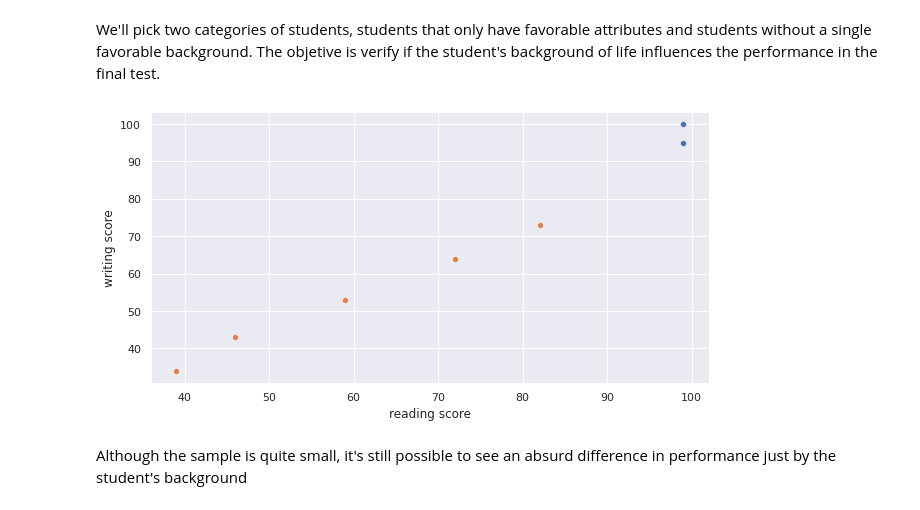
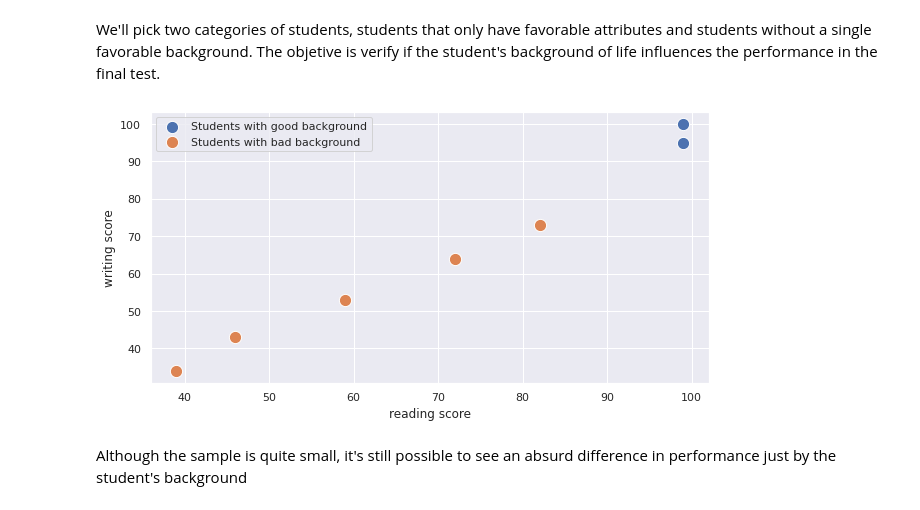
Before and after one commit to ArturAvelino/students_performance_rf_svm, a Jupyter notebook: data_visualization_and_model_comparison_RF_SVM/data-visualization-and-model-comparison-rf-svm.ipynb, the cells around one changed output. Cells and saved outputs as stored; diff of their text form; code cells hidden in the pictures.

```diff
--- a/data_visualization_and_model_comparison_RF_SVM/data-visualization-and-model-comparison-rf-svm.ipynb
+++ b/data_visualization_and_model_comparison_RF_SVM/data-visualization-and-model-comparison-rf-svm.ipynb
@@ -269,17 +300,18 @@ df1["race_ethnicity"] = df1["race/ethnicity"]
 # %%
 # Selecting only students with good background attributes
 gv = df1.query("""lunch == "standard" & test_preparation_course == "completed" & parental_level_of_education == ["master's degree"] & race_ethnicity == ["group E"] & gender == "female" """)
 
 # Selecting only students with bad background attributes
 bv = df1.query("""lunch == ["free/reduced"] & test_preparation_course == "none" & parental_level_of_education == ["some high school"] & race_ethnicity == ["group A"] & gender == "male" """)
 
 # Plotting the interception between the grades of those students previously selected
 plt.figure(figsize=(10, 5))
-sns.scatterplot(x=gv["reading score"], y=gv["writing score"])
-sns.scatterplot(x=bv["reading score"], y=bv["writing score"])
+plt.legend(loc=0)
+sns.scatterplot(x=gv["reading score"], y=gv["writing score"], label="Students with good background", s=150)
+sns.scatterplot(x=bv["reading score"], y=bv["writing score"], label="Students with bad background", s=150)
 plt.show()
 # %% [output]
-[figure, old version]
+[figure, new version]
 # %% [markdown]
 Although the sample is quite small, it's still possible to see an absurd difference in performance just by the student's background
 # %% [markdown]
```
Also changed, not shown: parts of 18 cells of this notebook.
